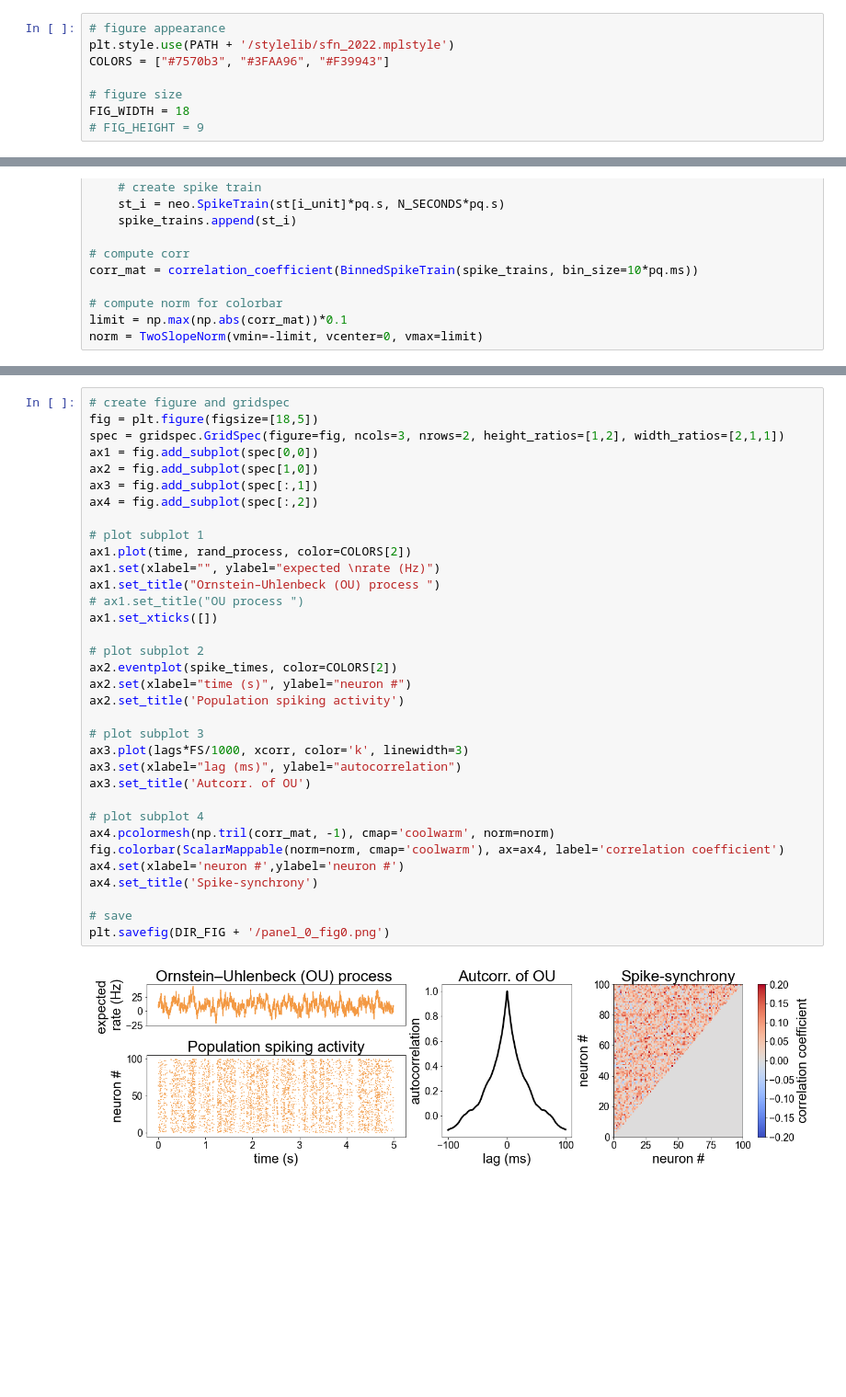
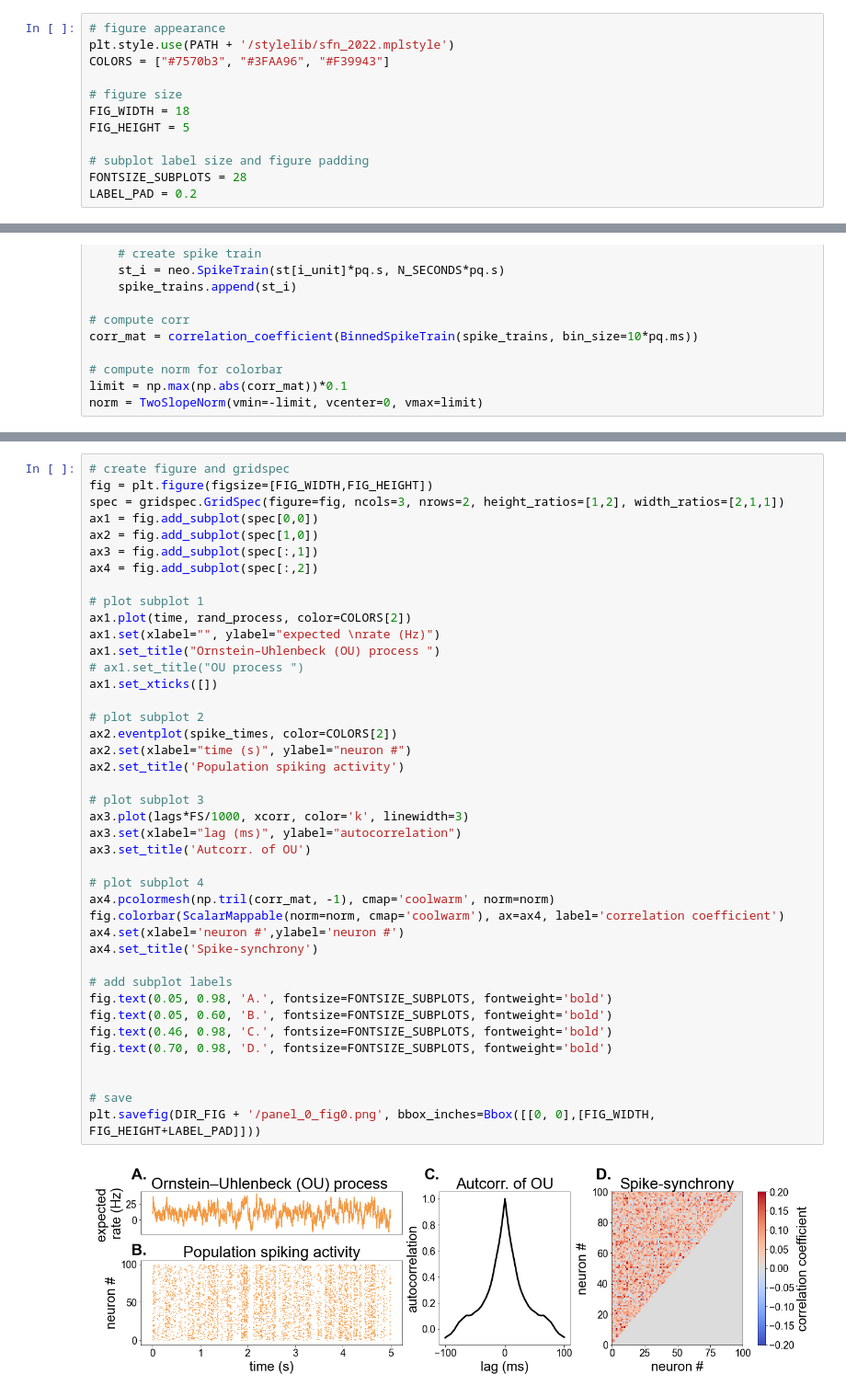
Before and after one commit to mwprestonjr/sfn_2022, a Jupyter notebook: notebooks/panel_0.ipynb, the cells around one changed output, grey strips where cells are left out. Shown: that part at 92% size. Cells and saved outputs as stored; diff of their text form; blank space fills up the shorter version.

Commit message:
add subplot labels. unify capitilization

```diff
--- a/notebooks/panel_0.ipynb
+++ b/notebooks/panel_0.ipynb
@@ -55,7 +56,11 @@ COLORS = ["#7570b3", "#3FAA96", "#F39943"]
 
 # figure size
 FIG_WIDTH = 18
-# FIG_HEIGHT = 9
+FIG_HEIGHT = 5
+
+# subplot label size and figure padding
+FONTSIZE_SUBPLOTS = 28
+LABEL_PAD = 0.2
 # %% [markdown]
 #### Functions
 # %%
@@ -214,36 +219,43 @@ Text(0.5, 1.0, 'Spike-synchrony')
 # %%
 # create figure and gridspec
-fig = plt.figure(figsize=[18,5])
+fig = plt.figure(figsize=[FIG_WIDTH,FIG_HEIGHT])
 spec = gridspec.GridSpec(figure=fig, ncols=3, nrows=2, height_ratios=[1,2], width_ratios=[2,1,1])
 ax1 = fig.add_subplot(spec[0,0])
 ax2 = fig.add_subplot(spec[1,0])
 ax3 = fig.add_subplot(spec[:,1])
 ax4 = fig.add_subplot(spec[:,2])
 
 # plot subplot 1
 ax1.plot(time, rand_process, color=COLORS[2])
 ax1.set(xlabel="", ylabel="expected \nrate (Hz)")
 ax1.set_title("Ornstein–Uhlenbeck (OU) process ")
 # ax1.set_title("OU process ")
 ax1.set_xticks([])
 
 # plot subplot 2
 ax2.eventplot(spike_times, color=COLORS[2])
 ax2.set(xlabel="time (s)", ylabel="neuron #")
 ax2.set_title('Population spiking activity')
 
 # plot subplot 3
 ax3.plot(lags*FS/1000, xcorr, color='k', linewidth=3)
 ax3.set(xlabel="lag (ms)", ylabel="autocorrelation")
 ax3.set_title('Autcorr. of OU')
 
 # plot subplot 4
 ax4.pcolormesh(np.tril(corr_mat, -1), cmap='coolwarm', norm=norm)
 fig.colorbar(ScalarMappable(norm=norm, cmap='coolwarm'), ax=ax4, label='correlation coefficient')
 ax4.set(xlabel='neuron #',ylabel='neuron #')
 ax4.set_title('Spike-synchrony')
 
+# add subplot labels
+fig.text(0.05, 0.98, 'A.', fontsize=FONTSIZE_SUBPLOTS, fontweight='bold')
+fig.text(0.05, 0.60, 'B.', fontsize=FONTSIZE_SUBPLOTS, fontweight='bold')
+fig.text(0.46, 0.98, 'C.', fontsize=FONTSIZE_SUBPLOTS, fontweight='bold')
+fig.text(0.70, 0.98, 'D.', fontsize=FONTSIZE_SUBPLOTS, fontweight='bold')
+
+
 # save
-plt.savefig(DIR_FIG + '/panel_0_fig0.png')
+plt.savefig(DIR_FIG + '/panel_0_fig0.png', bbox_inches=Bbox([[0, 0],[FIG_WIDTH, FIG_HEIGHT+LABEL_PAD]]))
 # %% [output]
-[figure, old version]
+[figure, new version]
```
Also changed, not shown: parts of 6 cells of this notebook, 2 other files.
